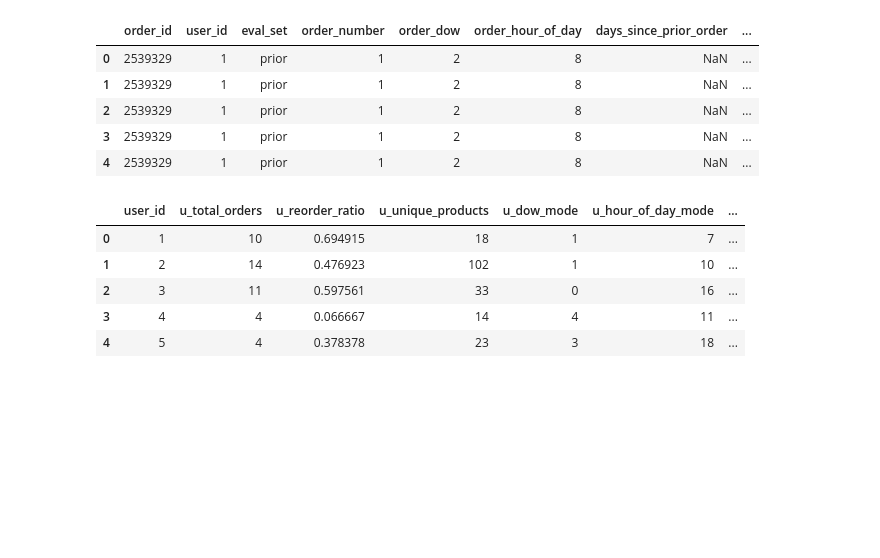
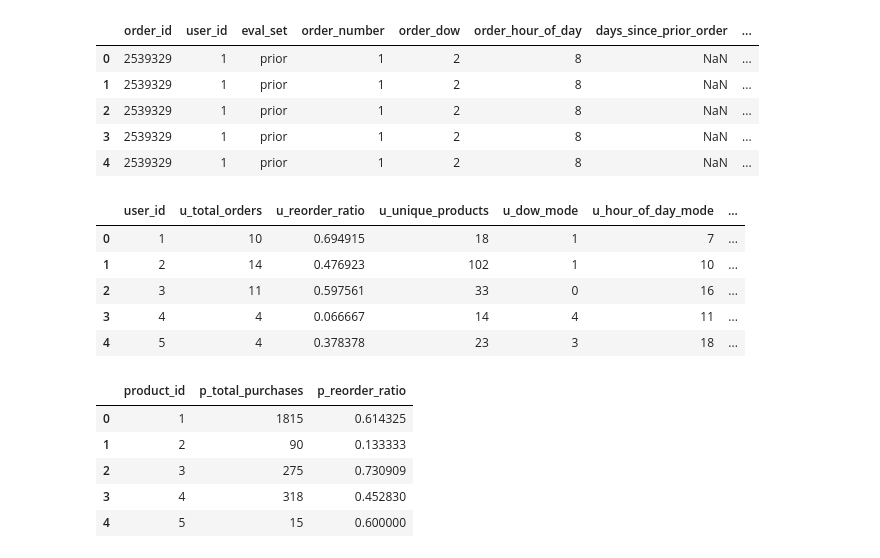
Before and after one commit to darianyee/Instacart---Data-Science-Project, a Jupyter notebook: src/main.ipynb, the cells around one changed output. Saved outputs shown, nothing was run; the diff lists cells and outputs as text; code cells hidden in the pictures; blank space fills up the shorter version.

Commit message:
Completed product features and user-product features

```diff
--- a/src/main.ipynb
+++ b/src/main.ipynb
@@ -193,3 +194,12 @@ user_features.get_user_features(op).head()
 | 2 | 3 | 11 | 0.597561 | 33 | 0 | 16 | ... |
 | 3 | 4 | 4 | 0.066667 | 14 | 4 | 11 | ... |
 | 4 | 5 | 4 | 0.378378 | 23 | 3 | 18 | ... |
+# %%
+product_features.get_product_features(op).head()
+# %% [output]
+|  | product_id | p_total_purchases | p_reorder_ratio |
+| 0 | 1 | 1815 | 0.614325 |
+| 1 | 2 | 90 | 0.133333 |
+| 2 | 3 | 275 | 0.730909 |
+| 3 | 4 | 318 | 0.452830 |
+| 4 | 5 | 15 | 0.600000 |
```
Also changed, not shown: parts of 2 cells of this notebook, 2 other files.
